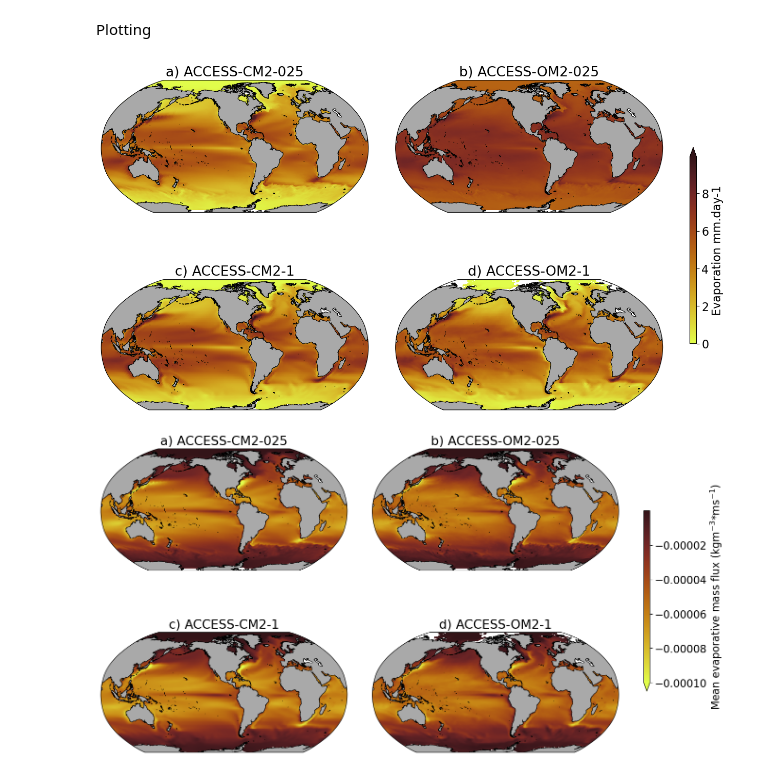
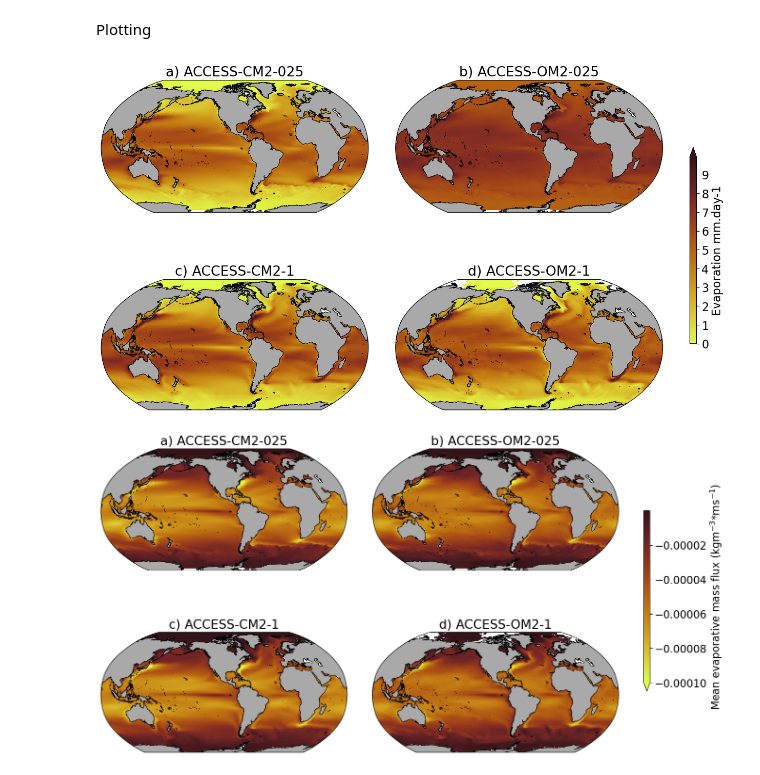
Before and after one commit to wghuneke/ACCESS-CM2-025_Analysis, a Jupyter notebook: notebooks/Plot_evaporation_maps.ipynb, the cells around one changed output. Saved outputs shown, nothing was run; the diff lists cells and outputs as text; code cells hidden in the pictures.

```diff
--- a/notebooks/Plot_evaporation_maps.ipynb
+++ b/notebooks/Plot_evaporation_maps.ipynb
@@ -103,35 +103,35 @@ ax = fig.add_subplot(gs[0:4,1], projection=ccrs.Robinson(central_longitude=-100)
 evap_OM2_025_clim_mmd.mean('month').plot(x='geolon_t', y='geolat_t', transform=ccrs.PlateCarree(), cmap=cm.cm.solar_r, add_colorbar=False)
 # evap_OM2_025_clim.mean('month').plot(x='geolon_t', y='geolat_t', transform=ccrs.PlateCarree(), vmin=-1e-4, vmax=0, cmap=cm.cm.solar_r, add_colorbar=False)
 ax.coastlines(resolution='50m')
 ax.add_feature(land_50m)
 plt.title('b) ACCESS-OM2-025')
 
 ax = fig.add_subplot(gs[4:,0], projection=ccrs.Robinson(central_longitude=-100))
 evap_CM2_1_clim_mmd.mean('month').plot(x='geolon_t', y='geolat_t', transform=ccrs.PlateCarree(), cmap=cm.cm.solar_r, add_colorbar=False)
 # evap_CM2_1_clim.mean('month').plot(x='geolon_t', y='geolat_t', transform=ccrs.PlateCarree(), vmin=-1e-4, vmax=0, cmap=cm.cm.solar_r, add_colorbar=False)
 ax.coastlines(resolution='50m')
 ax.add_feature(land_50m)
 plt.title('c) ACCESS-CM2-1')
 
 ax = fig.add_subplot(gs[4:,1], projection=ccrs.Robinson(central_longitude=-100))
 evap_OM2_1_clim_mmd.mean('month').plot(x='xt_ocean', y='yt_ocean', transform=ccrs.PlateCarree(), cmap=cm.cm.solar_r, add_colorbar=False)
 # evap_OM2_1_clim.mean('month').plot(x='xt_ocean', y='yt_ocean', transform=ccrs.PlateCarree(), vmin=-1e-4, vmax=0, cmap=cm.cm.solar_r, add_colorbar=False)
 ax.coastlines(resolution='50m')
 ax.add_feature(land_50m)
 plt.title('d) ACCESS-OM2-1')
 
 cbar_ax = fig.add_subplot(gs[2:6, 2])
 units_label = evap_OM2_1_clim_mmd.units
 # cbar = plt.colorbar(sc, cax=cbar_ax, ticks=np.arange(-1e-4, 0, 2e-5), label='Mean evaporative mass flux (kgm$^{-3}$*ms$^{-1}$)', extend='min')
-cbar = plt.colorbar(sc, cax=cbar_ax, label='Evaporation '+units_label, extend='max')
+cbar = plt.colorbar(sc, cax=cbar_ax, label='Evaporation '+units_label, extend='max', ticks=np.arange(0,10))
 
 # Finished
 # save_flag = 1
 # if save_flag == 1:
 #     fig_name = 'Fig_evap_maps.png'
 #     plt.savefig(fig_path + fig_name, dpi=300);
 # %% [output]
-[figure, old version]
+[figure, new version]
 # %%
 # %% [output]
 [figure]
```
